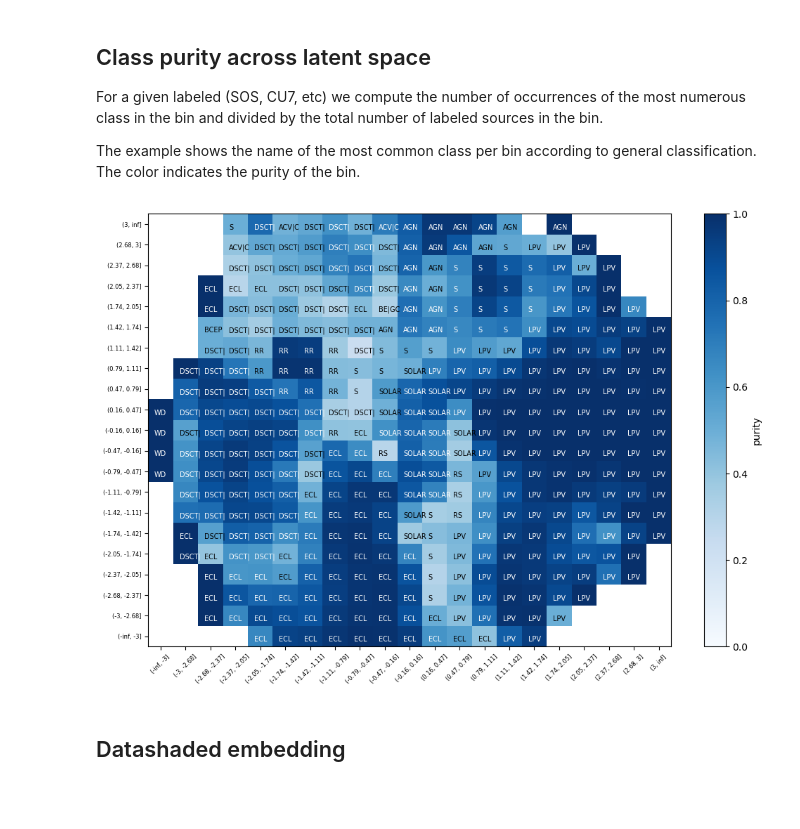
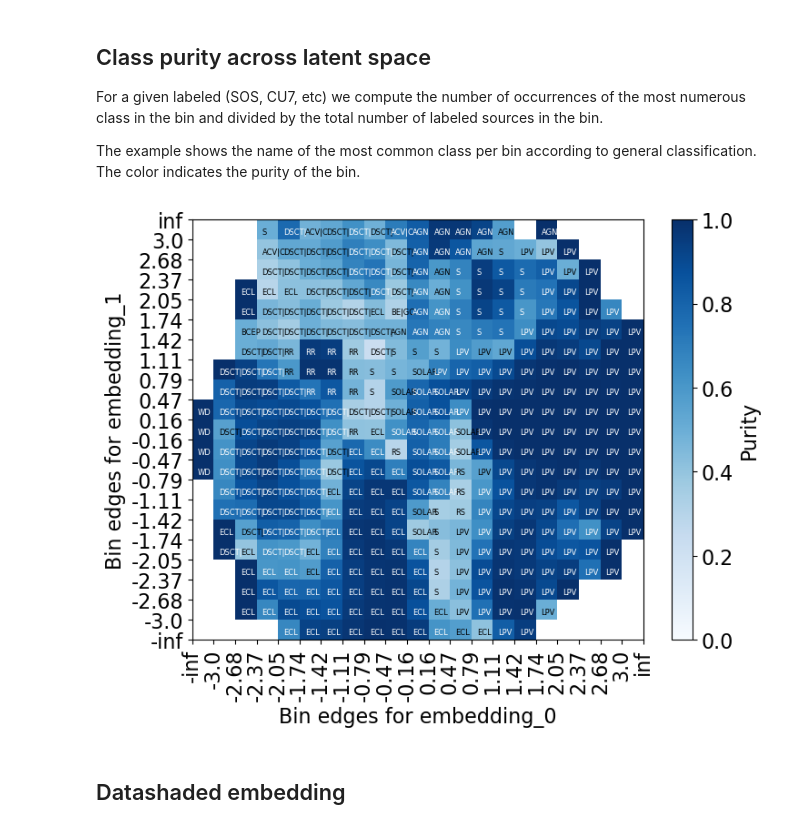
Before and after one commit to IvS-KULeuven/gaianet_dashboard, a Jupyter notebook: notebooks/plots.ipynb, the cells around one changed output. Cells and saved outputs as stored; diff of their text form; code cells hidden in the pictures; blank space fills up the shorter version.

```diff
--- a/notebooks/plots.ipynb
+++ b/notebooks/plots.ipynb
@@ -1,3 +1,17 @@
+# %%
+import numpy as np
+from matplotlib import pyplot as plt
+import polars as pl
+
+plt.rc('font',   size=16)          # controls default text sizes
+plt.rc('axes',   titlesize=16)     # fontsize of the axes title
+plt.rc('axes',   labelsize=16)     # fontsize of the x and y labels
+plt.rc('xtick',  labelsize=16)     # fontsize of the tick labels
+plt.rc('ytick',  labelsize=16)     # fontsize of the tick labels
+plt.rc('legend', fontsize=16)      # legend fontsize
+plt.rc('figure', titlesize=16)     # fontsize of the figure title
+
+#plt.rcParams['text.usetex'] = True
 # %% [markdown]
 ## Load data
 # %%
@@ -94,41 +104,43 @@ feature_name = 'vari_class' # Change to 'class' for training set labels or vari_
 feature_matrix = all_meta.with_columns(
     all_meta.select('embedding_0').to_series().cut(limits),
     all_meta.select('embedding_1').to_series().cut(limits),
 ).group_by(
     ['embedding_0', 'embedding_1']
 ).agg(
     pl.col(feature_name).drop_nulls().value_counts(sort=True).head(1).struct.field(feature_name),
     pl.col(feature_name).drop_nulls().value_counts(sort=True).head(1).struct.field('count'),
     pl.col(feature_name).drop_nulls().count().alias('total')
 ).select(
     ['embedding_0', 'embedding_1', feature_name, 'count', 'total']
 ).with_columns(
     pl.col(feature_name).list.join(""),
     (pl.col('count').list.sum()/pl.col('total')).alias('purity'),
 ).to_pandas()
 
 names = feature_matrix.pivot(index='embedding_1', columns='embedding_0', values=feature_name)
 purity = feature_matrix.pivot(index='embedding_1', columns='embedding_0', values='purity')
 
 def shorten_name(x):
     if len(x) < 5:
         return x
     return x[:5]
 
-fig, ax = plt.subplots(figsize=(12, 8))
+fig, ax = plt.subplots(figsize=(8, 6))
 img = ax.pcolormesh(purity.to_numpy(), vmin=0, vmax=1, cmap=plt.cm.Blues)
 for i in range(names.shape[0]):
     for j in range(names.shape[1]):
         color = 'w' if purity.iloc[i, j] > 0.6 else 'k'
         if names.iloc[i, j] is not np.nan:
-            ax.text(j+0.25, i+0.25, shorten_name(names.iloc[i, j]), fontsize=7, color=color)
-plt.colorbar(img, label='purity');
-ax.set_xticks(np.arange(len(limits)+1)+0.5)
-ax.set_xticklabels(list(purity.columns), rotation=45, fontsize=6)
-ax.set_yticks(np.arange(len(limits)+1)+0.5)
-ax.set_yticklabels(list(purity.columns), fontsize=6);
+            ax.text(j+0.25, i+0.25, shorten_name(names.iloc[i, j]), fontsize=6, color=color)
+plt.colorbar(img, label='Purity');
+ax.set_xticks(np.arange(len(limits)+2))
+ax.set_xticklabels(['-inf']+ list(limits) + ['inf'], rotation=90)
+ax.set_yticks(np.arange(len(limits)+2))
+ax.set_yticklabels(['-inf']+ list(limits) + ['inf'])
+ax.set_xlabel('Bin edges for embedding_0')
+ax.set_ylabel('Bin edges for embedding_1');
 # %% [output]
-[figure, old version]
+[figure, new version]
 # %% [markdown]
 ## Datashaded embedding
 # %%
```
Also changed, not shown: parts of 3 cells of this notebook.
